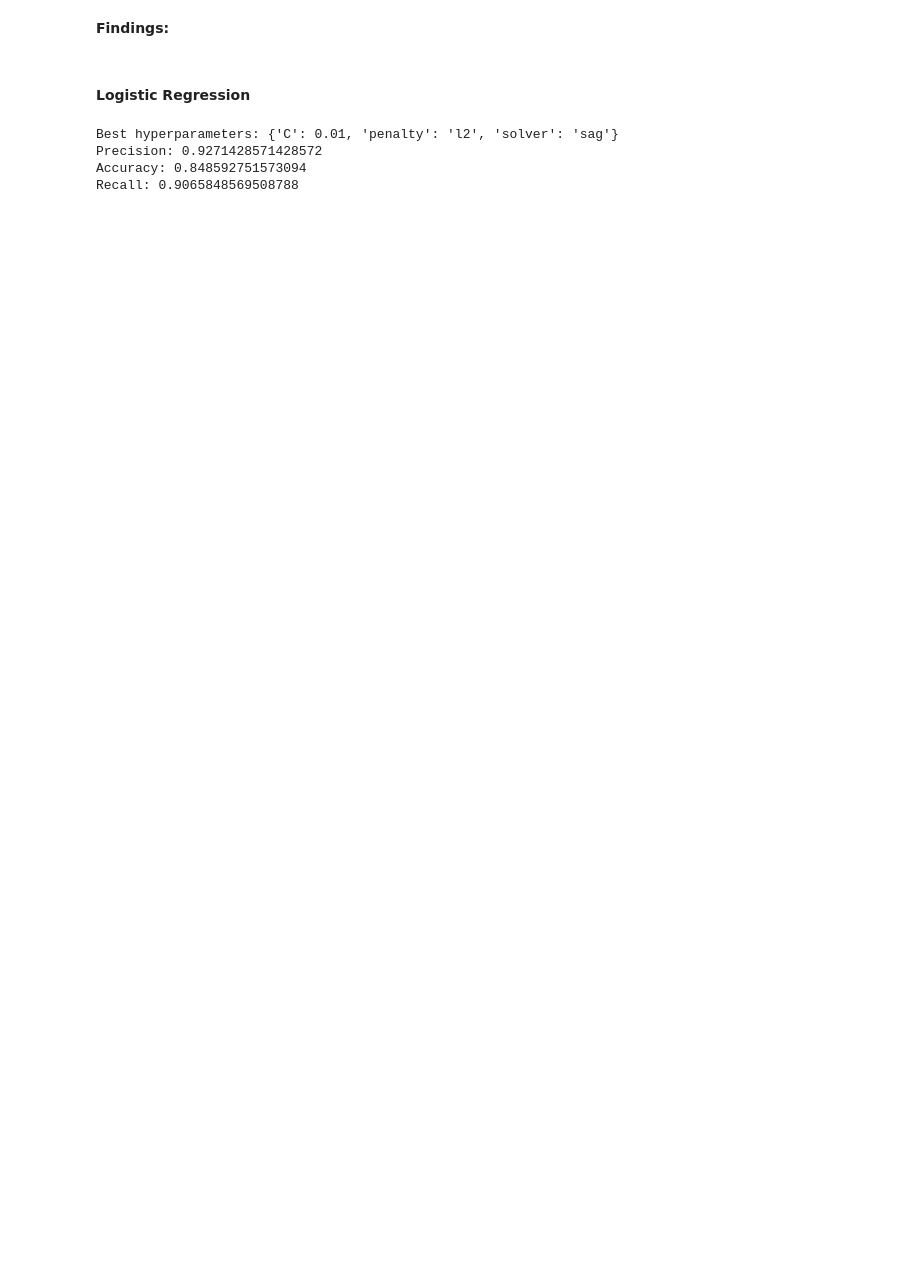
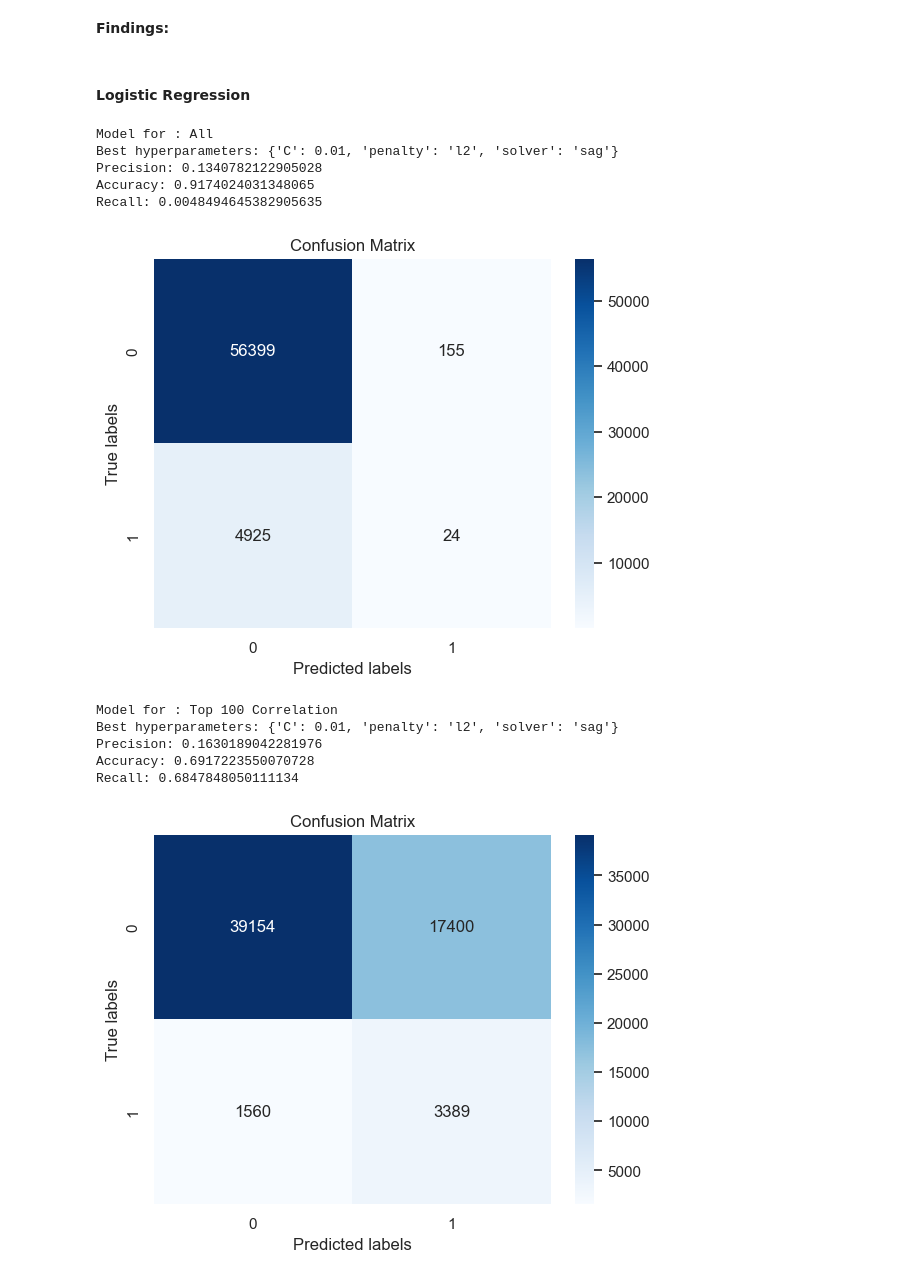
Before and after one commit to joaogoncalves99/Machine-Learning, a Jupyter notebook: model.ipynb, the cells around one changed output. Saved outputs shown, nothing was run; the diff lists cells and outputs as text; code cells hidden in the pictures; blank space fills up the shorter version.

```diff
--- a/model.ipynb
+++ b/model.ipynb
@@ -1595,32 +1668,57 @@ plt.show()
 # %% [markdown]
 #### Logistic Regression
 # %%
-from joblib import parallel_backend
-#Perform a RandomForestClassifier using grid_search to help us finding the best hyperparameters for the n_estimators and max_depth using the precision as the decicion score
+for i in range(len(training_sets)):
+    print("Model for :",["All", "Top 100 Correlation", "Top 50 Correlation with Squared Terms"][i])
+    #Perform a RandomForestClassifier using grid_search to help us finding the best hyperparameters for the n_estimators and max_depth using the precision as the decicion score
 
-# create a random forest classifier
-logistic = LogisticRegression(class_weight = 'balanced', max_iter=2000)
+    #Perform a RandomForestClassifier using grid_search to help us finding the best hyperparameters for the n_estimators and max_depth using the precision as the decicion score
 
-# define the hyperparameter grid
-param_grid = {
-    'penalty': ['l1', 'l2'],
-    'C': [0.001, 0.01, 0.1, 1],
-    'solver':['sag','saga','newton-cholesky'],
-}
+    # create a random forest classifier
+    logistic = LogisticRegression(class_weight = 'balanced', max_iter=2000)
 
-with parallel_backend('multiprocessing', n_jobs=-1):
-# perform grid search cross-validation
-    grid_search_logreg = GridSearchCV(logistic, param_grid=param_grid, cv=5, scoring='recall')
-    grid_search_logreg.fit(X_train_finaldf, y_train)
+    # define the hyperparameter grid
+    param_grid = {
+        'penalty': ['l1', 'l2'],
+        'C': [0.001, 0.01, 0.1, 1],
+        'solver':['sag','saga','newton-cholesky'],
+    }
 
-# print the best hyperparameters and corresponding accuracy score
-print('Best hyperparameters:', grid_search_logreg.best_params_)
-y_pred_logreg = grid_search_logreg.predict(X_test_finaldf)
-print('Precision:', precision_score(y_test, y_pred_logreg))
-print('Accuracy:', accuracy_score(y_test, y_pred_logreg))
-print('Recall:', recall_score(y_test, y_pred_logreg))
+    with parallel_backend('multiprocessing', n_jobs=-1):
+    # perform grid search cross-validation
+        grid_search_logreg = GridSearchCV(logistic, param_grid=param_grid, cv=5, scoring='recall')
+        grid_search_logreg.fit(training_sets[i], y_train)
+
+    # print the best hyperparameters and corresponding accuracy score
+    print('Best hyperparameters:', grid_search_logreg.best_params_)
+    y_pred_logreg = grid_search_logreg.predict(testing_sets[i])
+    print('Precision:', precision_score(y_test, y_pred_logreg))
+    print('Accuracy:', accuracy_score(y_test, y_pred_logreg))
+    print('Recall:', recall_score(y_test, y_pred_logreg))
+
+    confusion = confusion_matrix(y_test, y_pred_logreg)
+
+    TN = confusion[0][0]
+    FP = confusion[0][1]
+    FN = confusion[1][0]
+    TP = confusion[1][1]
+
+    sns.heatmap(confusion, annot=True, cmap='Blues', fmt='g')
+
+    plt.title("Confusion Matrix")
+    plt.xlabel('Predicted labels')
+    plt.ylabel('True labels')
+    plt.show()
 # %% [output]
+Model for : All
 Best hyperparameters: {'C': 0.01, 'penalty': 'l2', 'solver': 'sag'}
-Precision: 0.9271428571428572
-Accuracy: 0.848592751573094
-Recall: 0.9065848569508788
+Precision: 0.1340782122905028
+Accuracy: 0.9174024031348065
+Recall: 0.0048494645382905635
+[figure, added]
+Model for : Top 100 Correlation
+Best hyperparameters: {'C': 0.01, 'penalty': 'l2', 'solver': 'sag'}
+Precision: 0.1630189042281976
+Accuracy: 0.6917223550070728
+Recall: 0.6847848050111134
+[figure, added]
```
Also changed, not shown: parts of 21 cells of this notebook.
